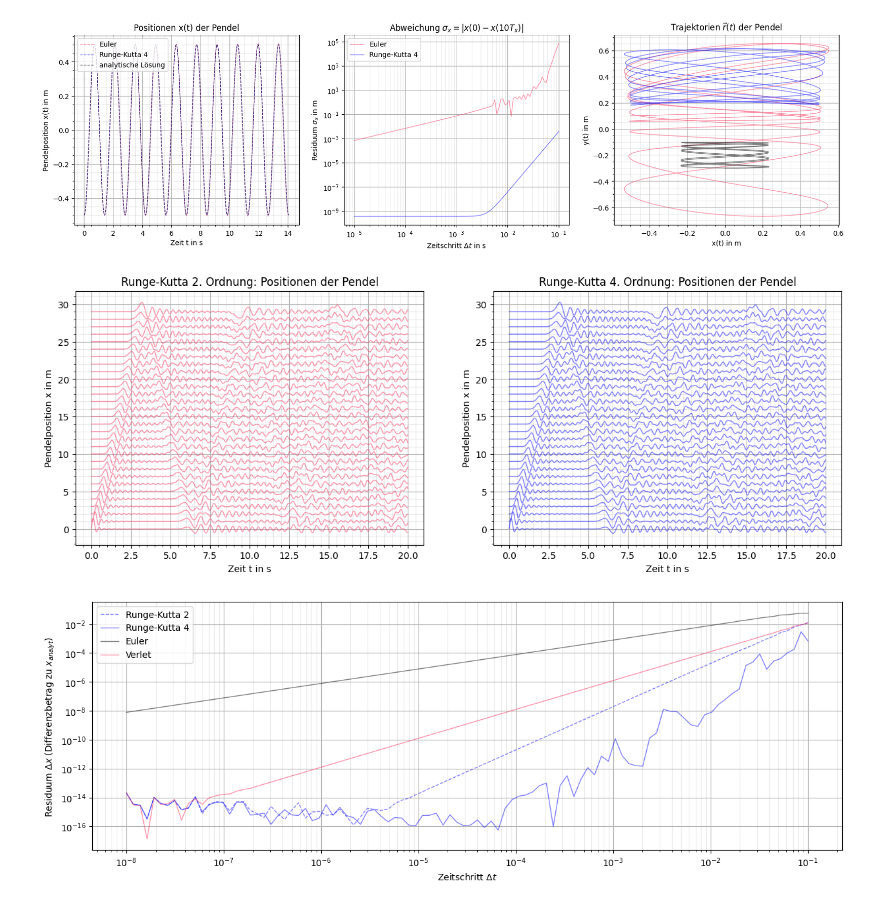
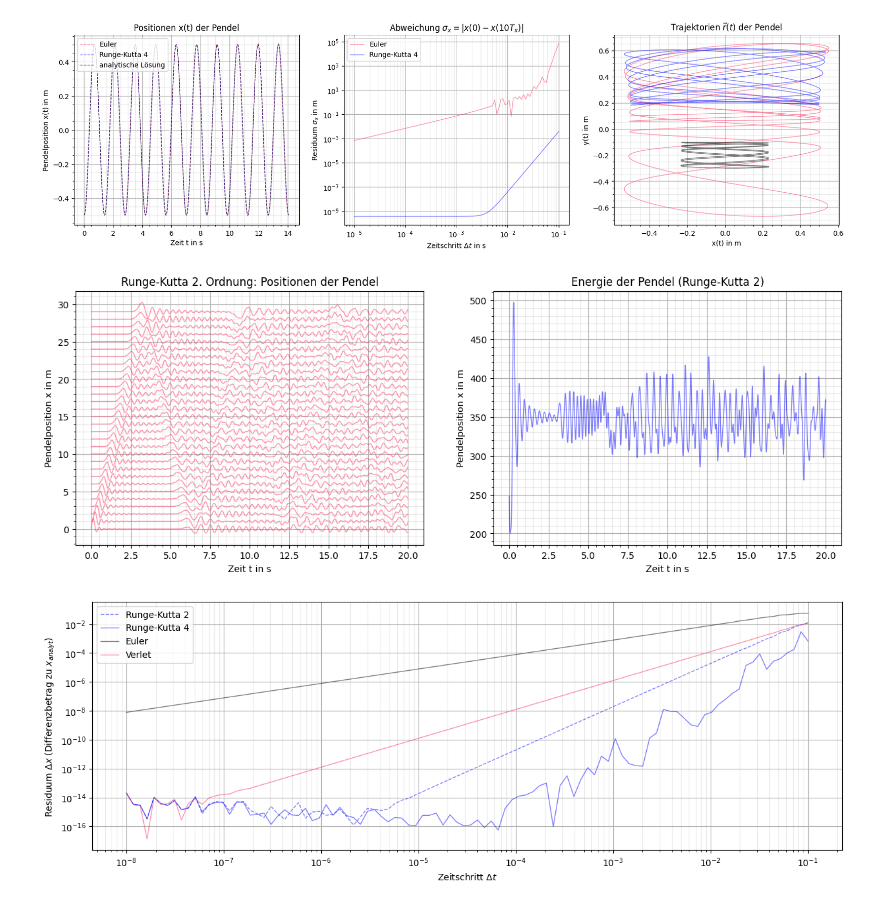
Before and after one commit to CVC97/CWR-2023-FFA, a Jupyter notebook: data/data_visualization.ipynb, the cells around one changed output. Cells and saved outputs as stored; diff of their text form; code cells hidden in the pictures.

```diff
--- a/data/data_visualization.ipynb
+++ b/data/data_visualization.ipynb
@@ -497,36 +497,38 @@ plt.show()
 # %%
 # Aufgabe 18 - Runge-Kutta 2 der Pendel
 A18_RK2_Integration_gekoppelte_Pendel_data = np.loadtxt("A18_RK2_Integration.csv", delimiter = ",", skiprows = 1)
+A18_RK2_Integration_gekoppelte_Pendel_Energie_data = np.loadtxt("A18_RK2_Integration_Energie.csv", delimiter = ",", skiprows = 1)
 A18_RK4_Integration_gekoppelte_Pendel_data = np.loadtxt("A18_RK4_Integration.csv", delimiter = ",", skiprows = 1)
 
 fig, ax = plt.subplots(1, 2, figsize=(15,5))
 
 ax[0].set_xlabel(r'Zeit t in s')
 ax[0].set_ylabel(r'Pendelposition x in m')
 ax[0].grid()
 ax[0].grid(which='minor', color = '#999999', alpha = 0.2, linestyle = '-')
 ax[0].minorticks_on()
 
 for i in range(1, 31):
     ax[0].plot(A18_RK2_Integration_gekoppelte_Pendel_data[:,0], A18_RK2_Integration_gekoppelte_Pendel_data[:,i], color = 'xkcd:red pink', alpha = 0.5, linewidth = 1)#, label = f'Pendel {i}')
 
 ax[0].set_title(r"Runge-Kutta 2. Ordnung: Positionen der Pendel")
 # ax.legend()
 # ax.legend(loc="upper right")
 
 ax[1].set_xlabel(r'Zeit t in s')
 ax[1].set_ylabel(r'Pendelposition x in m')
 ax[1].grid()
 ax[1].grid(which='minor', color = '#999999', alpha = 0.2, linestyle = '-')
 ax[1].minorticks_on()
 
-for i in range(1, 31):
-    ax[1].plot(A18_RK4_Integration_gekoppelte_Pendel_data[:,0], A18_RK4_Integration_gekoppelte_Pendel_data[:,i], color = 'blue', alpha = 0.5, linewidth = 1)#, label = f'Pendel {i}')
+# for i in range(1, 31):
+#     ax[1].plot(A18_RK4_Integration_gekoppelte_Pendel_data[:,0], A18_RK4_Integration_gekoppelte_Pendel_data[:,i], color = 'blue', alpha = 0.5, linewidth = 1)#, label = f'Pendel {i}')
+ax[1].plot(A18_RK2_Integration_gekoppelte_Pendel_Energie_data[:,0], A18_RK2_Integration_gekoppelte_Pendel_Energie_data[:,1], color = 'blue', alpha = 0.5, linewidth = 1, label = r'Energie der Pendel')
 
-ax[1].set_title(r"Runge-Kutta 4. Ordnung: Positionen der Pendel")
+ax[1].set_title(r"Energie der Pendel (Runge-Kutta 2)")
 
 plt.savefig('./visualizations/A18_Runge_Kutta_gekoppelte_Pendel.pdf', facecolor = 'white', bbox_inches='tight')
 plt.show()
 # %% [output]
-[figure, old version]
+[figure, new version]
 # %%
```
Also changed, not shown: parts of 1 cell of this notebook, 5 other files.
